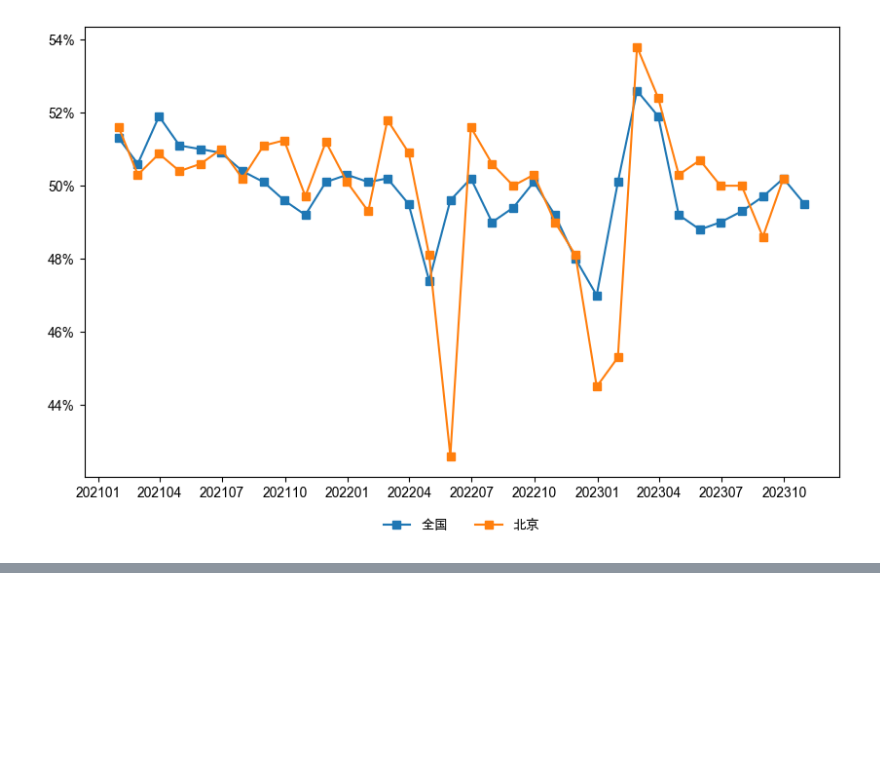
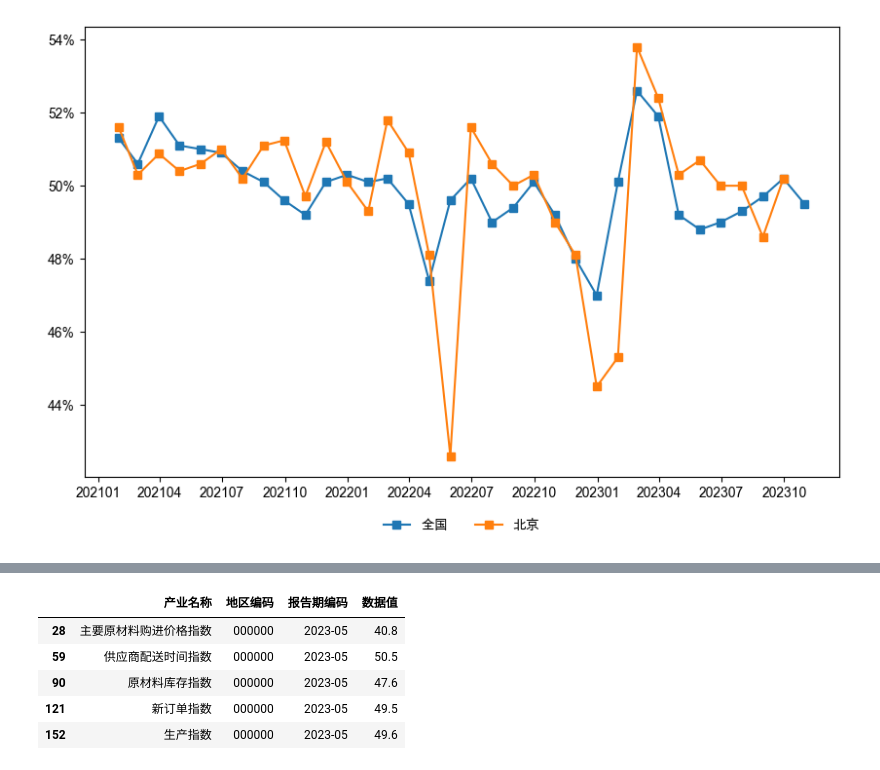
Before and after one commit to yuriamao/auto_xlsx_to_docx, a Jupyter notebook: code/config_main.ipynb, the cells around one changed output, grey strips where cells are left out. Drawn from its saved outputs; the diff is of its cells as text; code cells hidden in the pictures; blank space fills up the shorter version.

```diff
--- a/code/config_main.ipynb
+++ b/code/config_main.ipynb
@@ -228,0 +588,9 @@ See the caveats in the documentation: https://pandas.pydata.org/pandas-docs/stab
+# %%
+national_month_2_data
+# %% [output]
+|  | 产业名称 | 地区编码 | 报告期编码 | 数据值 |
+| 28 | 主要原材料购进价格指数 | 000000 | 2023-05 | 40.8 |
+| 59 | 供应商配送时间指数 | 000000 | 2023-05 | 50.5 |
+| 90 | 原材料库存指数 | 000000 | 2023-05 | 47.6 |
+| 121 | 新订单指数 | 000000 | 2023-05 | 49.5 |
+| 152 | 生产指数 | 000000 | 2023-05 | 49.6 |
```
Also changed, not shown: parts of 7 cells of this notebook, 5 other files.
